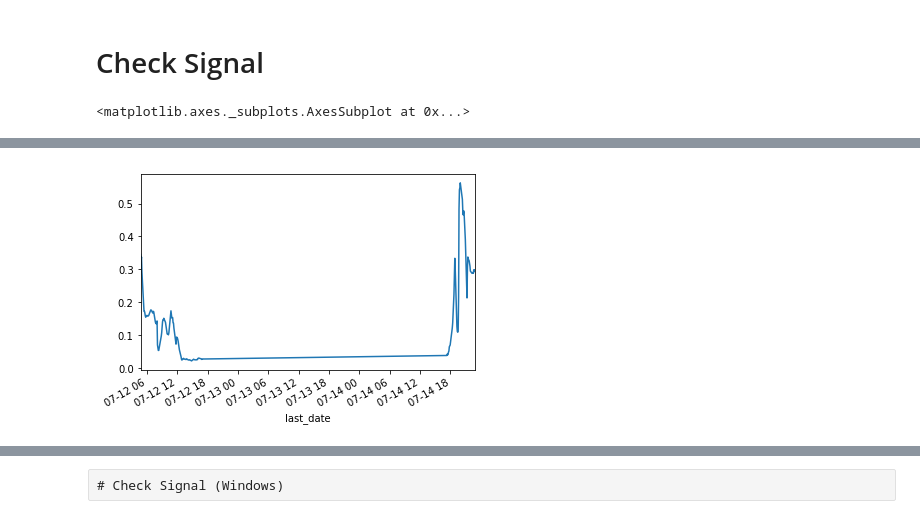
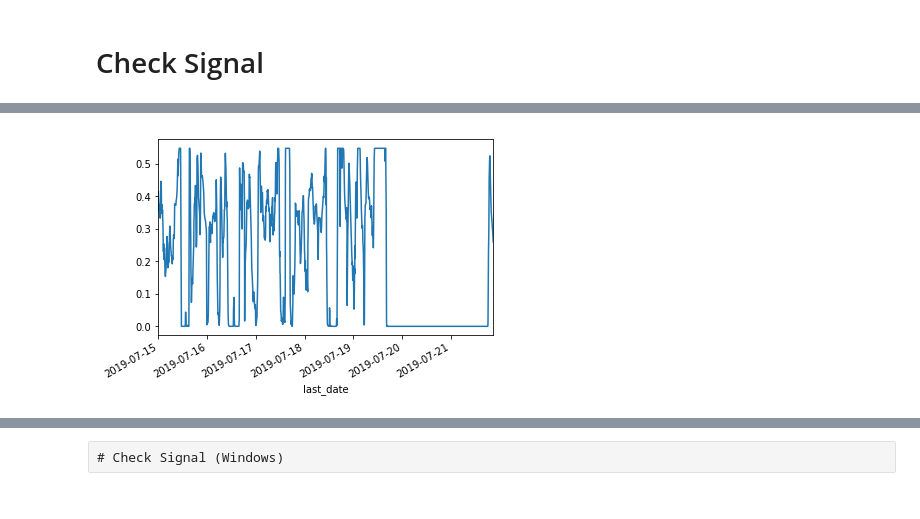
Before and after one commit to junyittcxt/CNN, a Jupyter notebook: z_CheckMongoDB.ipynb, the cells around one changed output, grey strips where cells are left out. Saved outputs shown, nothing was run; the diff lists cells and outputs as text; code cells hidden in the pictures.

```diff
--- a/z_CheckMongoDB.ipynb
+++ b/z_CheckMongoDB.ipynb
@@ -54,21 +54,19 @@ df.tail(150)
 # %% [markdown]
 # Check Signal
 # %%
-from bson.objectid import ObjectId
+
 
 db_name = "MLProduction"
-coll_name = "SignalOneLiveU3"
+coll_name = "SignalOneLive3"
 db = get_portfolio_db(db_name)
 coll = get_collection(db, coll_name)
 
-dd = dt(2019,7,12,0,0,0)
-cond = {"code": "Z007", "key": "b_EURJPY", "last_date": {"$gte":dd}}
-# cond = {"code": "Z001", "key": "b_XAGUSD", "last_date": {"$gte":dd}}
-# cond = {"code": "W008", "key": "b_XLY", "last_date": {"$gte":dd}}
-# cond = {"_id": ObjectId("5d26ad725fad509917f167e9")}
+dd = dt(2019,7,15,0,0,0)
+cond = {"code": "Z001", "key": "b_XAGUSD", "last_date": {"$gte":dd}}
 r = coll.find(cond)
 df = pd.DataFrame([j for j in r])
 df = df.set_index("last_date")
 df.y.plot()
+
+df.tail()
 # %% [output]
-<matplotlib.axes._subplots.AxesSubplot at 0x...>
@@ -75 +80 @@ df.y.plot()
-[figure, old version]
+[figure, new version]
```
Also changed, not shown: parts of 18 cells of this notebook.
